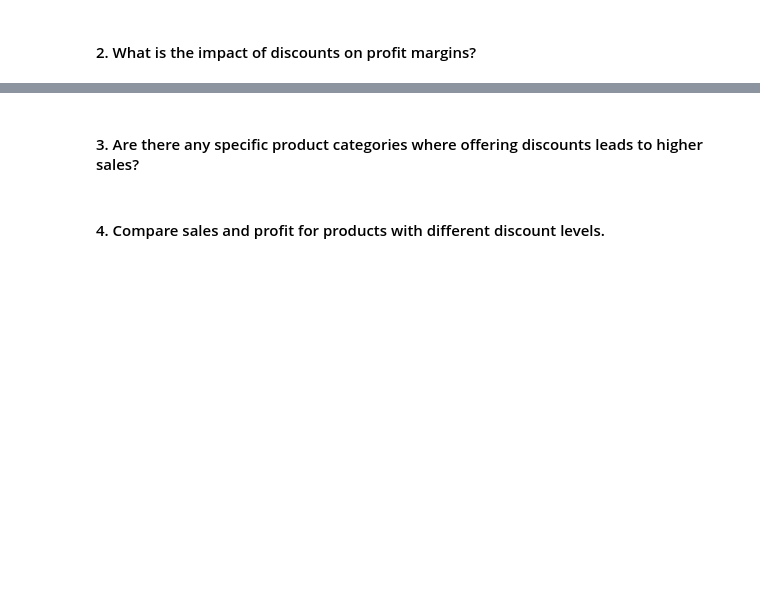
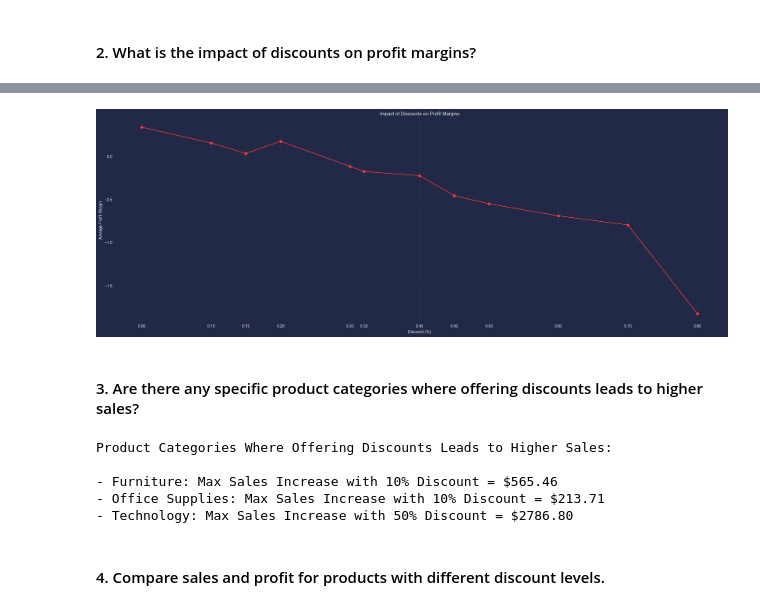
Before and after one commit to MahmoudNamNam/Data-Analysis-Projects, a Jupyter notebook: SuperStore/SuperStore.ipynb, the cells around one changed output, grey strips where cells are left out. Drawn from its saved outputs; the diff is of its cells as text; code cells hidden in the pictures; blank space fills up the shorter version.

Commit message:
Discount Analys

```diff
--- a/SuperStore/SuperStore.ipynb
+++ b/SuperStore/SuperStore.ipynb
@@ -609,0 +655,10 @@ In this analysis, we'll explore the following questions:
+# %%
+df['Profit Margin (%)'] = (df['Profit'] / df['Sales']) * 100
+
+# Calculate average profit margin by product category
+avg_profit_margin_by_category = df.groupby('Category')['Profit Margin (%)'].mean().sort_values()
+
+# Print the average profit margin for each product category
+print("Average Profit Margin (%) by Product Category:\n")
+
+print(avg_profit_margin_by_category)
@@ -612,2 +698,8 @@ In this analysis, we'll explore the following questions:
 # %% [markdown]
 #### 2. What is the impact of discounts on profit margins?
+# %%
+avg_profit_margin_by_discount = df.groupby('Discount')['Profit Margin'].mean()
+
+# Print the average profit margins for different discount levels
+print("Average Profit Margins by Discount Level:")
+print(avg_profit_margin_by_discount)
@@ -614,4 +721,37 @@ In this analysis, we'll explore the following questions:
+# %%
+plt.plot(avg_profit_margin_by_discount.index, avg_profit_margin_by_discount.values, marker='o', linestyle='-', color='#f93B3B')
+plt.title('Impact of Discounts on Profit Margins')
+plt.xlabel('Discount (%)')
+plt.ylabel('Average Profit Margin')
+plt.grid(True)
+plt.xticks(avg_profit_margin_by_discount.index)
+plt.tight_layout()
+plt.show()
+# %% [output]
+[figure, added]
 # %% [markdown]
 #### 3. Are there any specific product categories where offering discounts leads to higher sales?
+# %%
+data = df[['Category', 'Discount', 'Sales']]
+avg_sales_by_category_discount = data.groupby(['Category', 'Discount'])['Sales'].mean()
+
+categories_with_higher_sales = {}
+for category in data['Category'].unique():
+    category_data = avg_sales_by_category_discount.loc[category]
+    max_increase = category_data.max() - category_data.min()
+    if max_increase > 0:
+        categories_with_higher_sales[category] = max_increase
+
+
+print("Product Categories Where Offering Discounts Leads to Higher Sales:\n")
+for category, increase in categories_with_higher_sales.items():
+    discount_percent = avg_sales_by_category_discount.loc[category].idxmax() * 100
+    print(f"- {category}: Max Sales Increase with {discount_percent:.0f}% Discount = ${increase:.2f}")
+# %% [output]
+Product Categories Where Offering Discounts Leads to Higher Sales:
+
+- Furniture: Max Sales Increase with 10% Discount = $565.46
+- Office Supplies: Max Sales Increase with 10% Discount = $213.71
+- Technology: Max Sales Increase with 50% Discount = $2786.80
 # %% [markdown]
 #### 4. Compare sales and profit for products with different discount levels.
```
Also changed, not shown: parts of 11 cells of this notebook.
